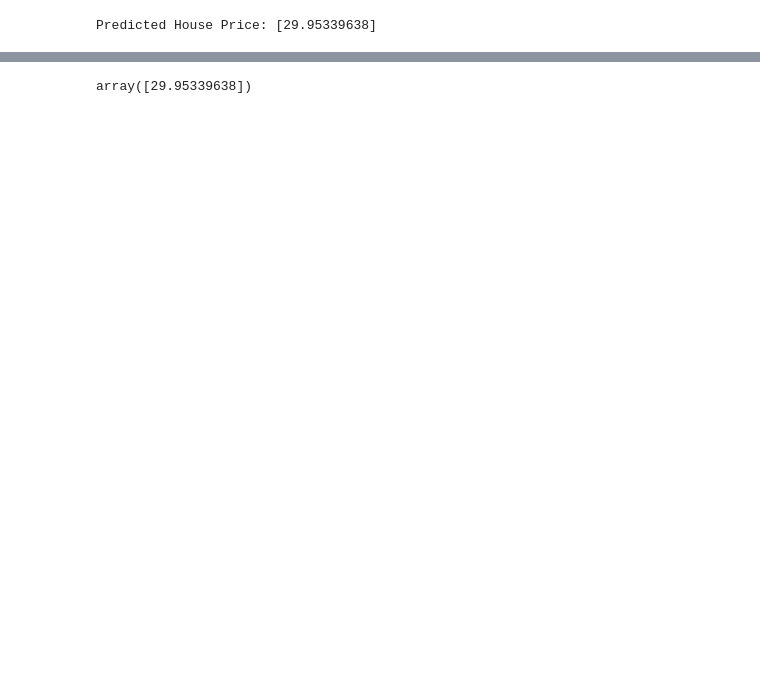
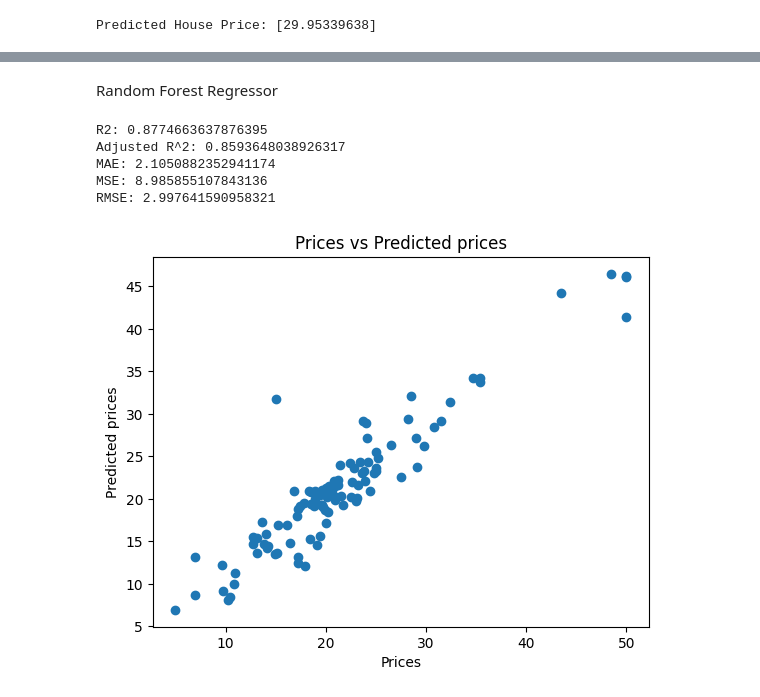
Before and after one commit to rajan7838/Boston-House-Pricing, a Jupyter notebook: linear_regression_ml.ipynb, the cells around one changed output, grey strips where cells are left out. Cells and saved outputs as stored; diff of their text form; code cells hidden in the pictures; blank space fills up the shorter version.

Commit message:
Add SVR, RandomForest, XGBoost models to notebook

```diff
--- a/linear_regression_ml.ipynb
+++ b/linear_regression_ml.ipynb
@@ -221,4 +206,0 @@ pickle_model = pickle.load(open('lr.pkl','rb'))
-# %%
-pickle_model.predict(scaler.transform(new_data1))
-# %% [output]
-array([29.95339638])
@@ -224,0 +209,30 @@ array([29.95339638])
+# %% [markdown]
+Random Forest Regressor
+# %%
+from sklearn.ensemble import RandomForestRegressor
+
+RandomForest = RandomForestRegressor()
+RandomForest.fit(X_train, y_train)
+y_pred_random = RandomForest.predict(X_test)
+# %%
+r2_randon = metrics.r2_score(y_test, y_pred_random)
+
+print('R2:',r2_randon)
+print('Adjusted R^2:',1 - (1-metrics.r2_score(y_test, y_pred_random))*(len(y_test)-1)/(len(y_test)-X_test.shape[1]-1))
+print('MAE:',metrics.mean_absolute_error(y_test, y_pred_random))
+print('MSE:',metrics.mean_squared_error(y_test, y_pred_random))
+print('RMSE:',np.sqrt(metrics.mean_squared_error(y_test, y_pred_random)))
+# %% [output]
+R2: 0.8774663637876395
+Adjusted R^2: 0.8593648038926317
+MAE: 2.1050882352941174
+MSE: 8.985855107843136
+RMSE: 2.997641590958321
+# %%
+plt.scatter(y_test, y_pred_random)
+plt.xlabel("Prices")
+plt.ylabel("Predicted prices")
+plt.title("Prices vs Predicted prices")
+plt.show()
+# %% [output]
+[figure, added]
```
Also changed, not shown: parts of 22 cells of this notebook, 1 other file.
